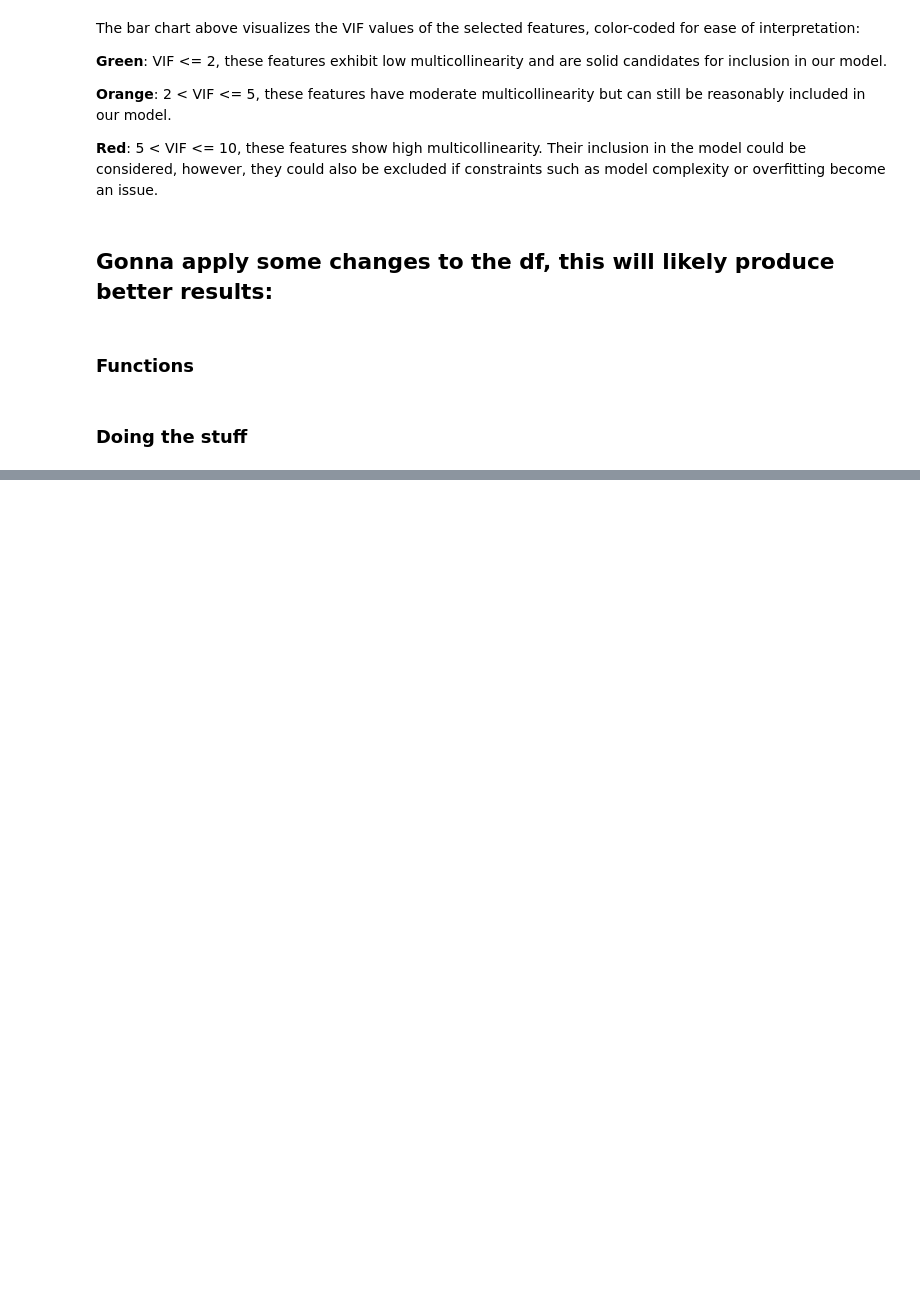
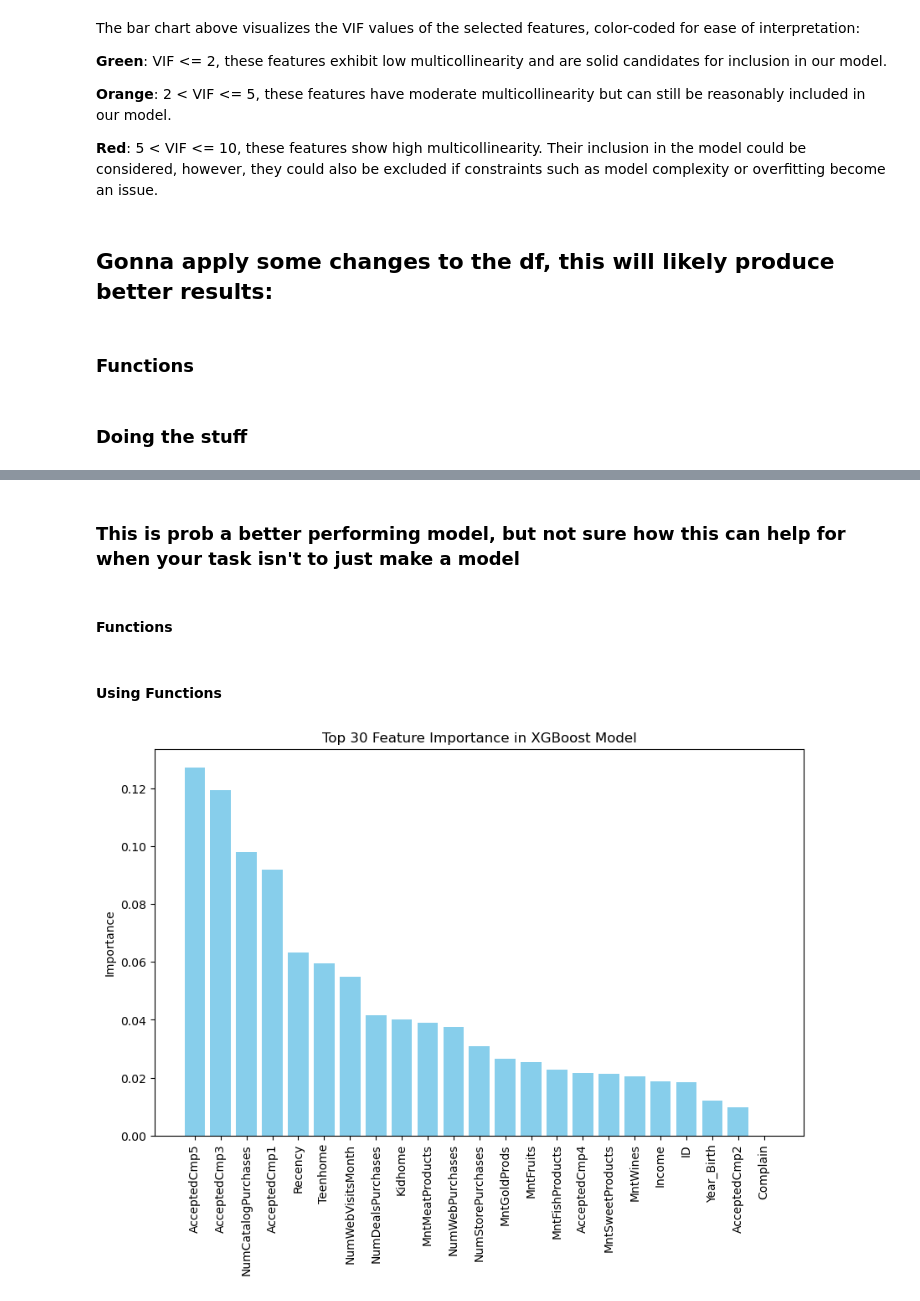
Before and after one commit to CSergiy/DS_Demo, a Jupyter notebook: Stuff.ipynb, the cells around one changed output, grey strips where cells are left out. Drawn from its saved outputs; the diff is of its cells as text; code cells hidden in the pictures; blank space fills up the shorter version.

Commit message:
add xgboost section

```diff
--- a/Stuff.ipynb
+++ b/Stuff.ipynb
@@ -516,0 +530,4 @@ weighted avg       0.90      0.84      0.86       448
+# %% [markdown]
+### This is prob a better performing model, but not sure how this can help for when your task isn't to just make a model
+# %% [markdown]
+#### Functions
@@ -520,12 +540,12 @@ def train_xgboost_model(X_train_res, y_train_res, max_depth=3, n_estimators=100,
     Trains an XGBoost classifier on the provided training data.
 
     Parameters:
-    - X_train_res: The resampled and scaled training features (after applying SMOTE).
-    - y_train_res: The resampled training target (after applying SMOTE).
+    - X_train_res: Resampled training features (after applying SMOTE).
+    - y_train_res: Resampled training targets (after applying SMOTE).
     - max_depth: Maximum tree depth for base learners.
-    - n_estimators: Number of trees in the ensemble.
-    - learning_rate: Boosting learning rate (xgb's "eta")
-    - random_state: Seed used for reproducible results.
+    - n_estimators: Number of gradient boosted trees.
+    - learning_rate: Boosting learning rate (xgb's "eta").
+    - random_state: Seed used by the random number generator.
 
     Returns:
     - model: Trained XGBoost model.
@@ -534,6 +554,3 @@ def train_xgboost_model(X_train_res, y_train_res, max_depth=3, n_estimators=100,
     model.fit(X_train_res, y_train_res)
 
     return model
-
-# Train the XGBoost model
-model = train_xgboost_model(X_train_res, y_train_res)
@@ -601,0 +584,11 @@ shap.summary_plot(shap_values, X_train, plot_type="bar")
+# %% [markdown]
+#### Using Functions
+# %%
+# Train XGBoost model with SMOTE balanced data
+model_xgb = train_xgboost_model(X_train_res, y_train_res)
+# %%
+# Assuming 'model' is your trained XGBoost model and 'X_train' is the training dataset
+feature_names = X_train.columns.tolist()  # or however you have stored your feature names
+plot_xgboost_feature_importance(model_xgb, feature_names)
+# %% [output]
+[figure, added]
```
Also changed, not shown: parts of 9 cells of this notebook.
